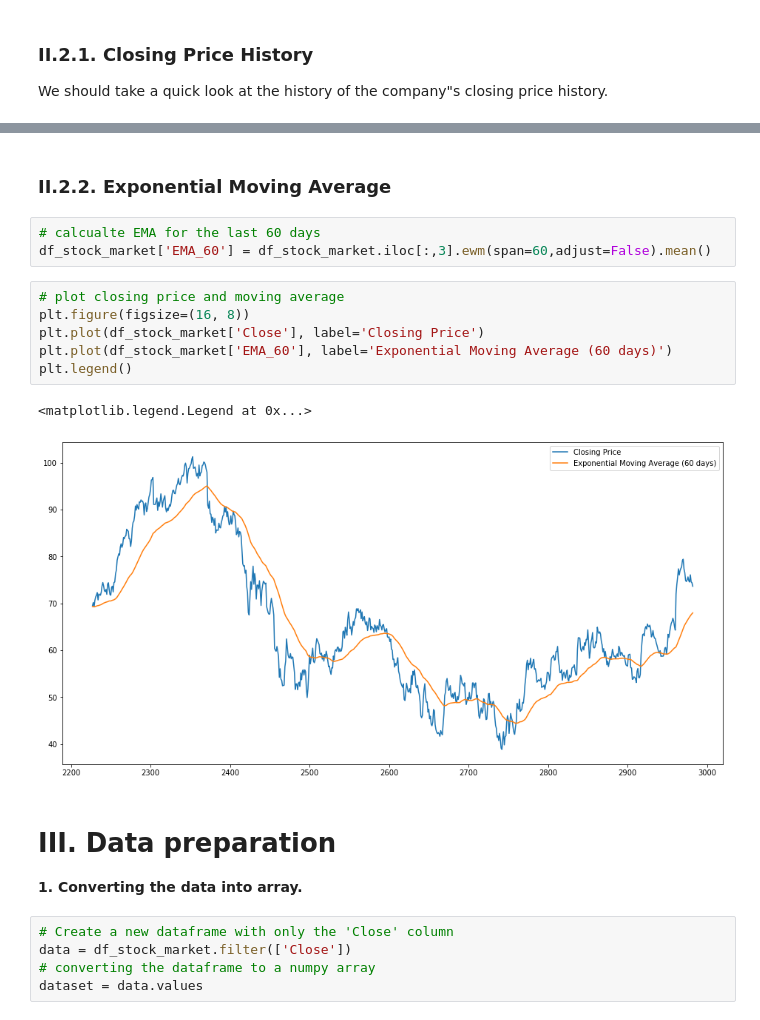
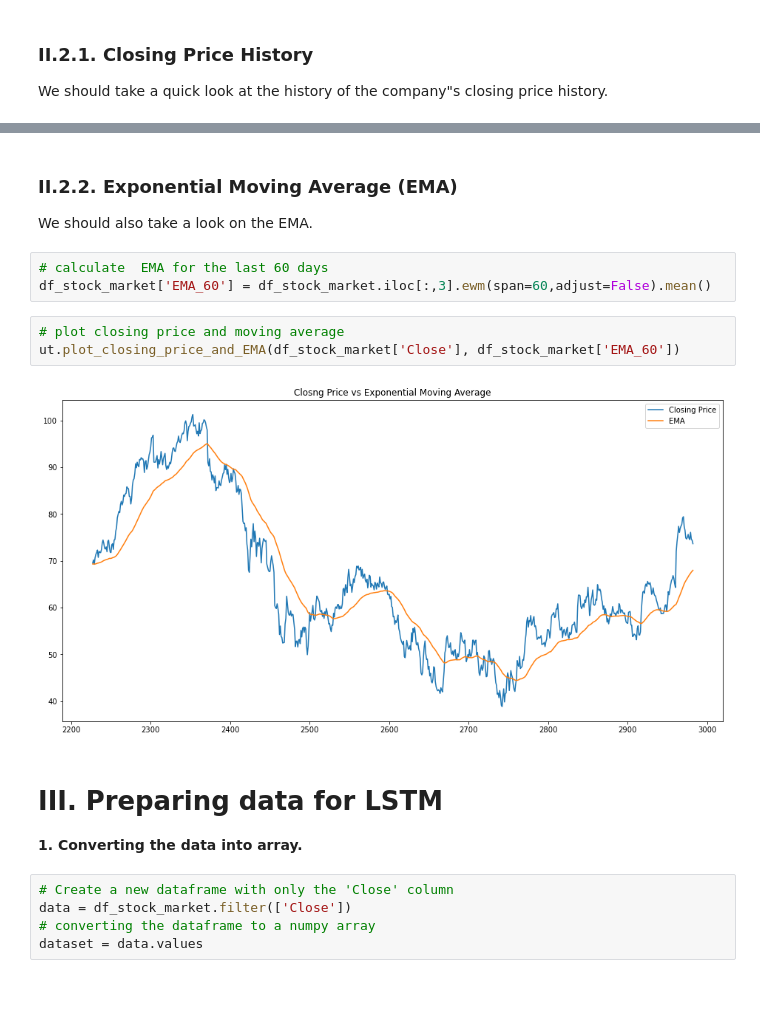
Before and after one commit to bhargitay/stock_price_prediction, a Jupyter notebook: stock_price_prediction.ipynb, the cells around one changed output, grey strips where cells are left out. Cells and saved outputs as stored; diff of their text form; blank space fills up the shorter version.

```diff
--- a/stock_price_prediction.ipynb
+++ b/stock_price_prediction.ipynb
@@ -123,19 +146,16 @@ ut.plot_closing_price_history(df_stock_market['Close'], company_name)
 # %% [markdown]
-### II.2.2. Exponential Moving Average
+### II.2.2. Exponential Moving Average (EMA)
+We should also take a look on the EMA.
 # %%
-# calcualte EMA for the last 60 days
+# calculate  EMA for the last 60 days
 df_stock_market['EMA_60'] = df_stock_market.iloc[:,3].ewm(span=60,adjust=False).mean()
 # %%
 # plot closing price and moving average
-plt.figure(figsize=(16, 8))
-plt.plot(df_stock_market['Close'], label='Closing Price')
-plt.plot(df_stock_market['EMA_60'], label='Exponential Moving Average (60 days)')
-plt.legend()
+ut.plot_closing_price_and_EMA(df_stock_market['Close'], df_stock_market['EMA_60'])
 # %% [output]
-<matplotlib.legend.Legend at 0x...>
-[figure, old version]
+[figure, new version]
 # %% [markdown]
-# III. Data preparation
+# III. Preparing data for LSTM
 
 **1. Converting the data into array.**
 # %%
```
Also changed, not shown: parts of 26 cells of this notebook.
